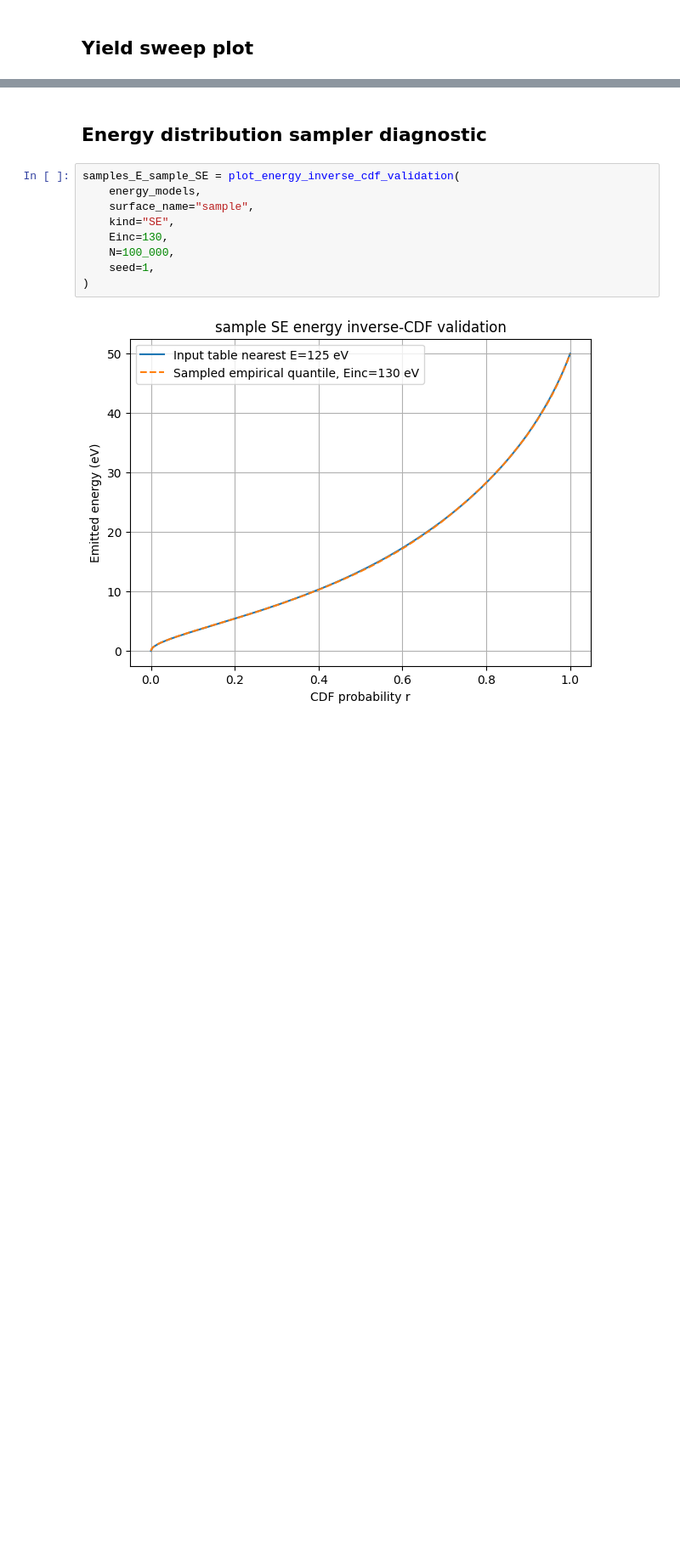
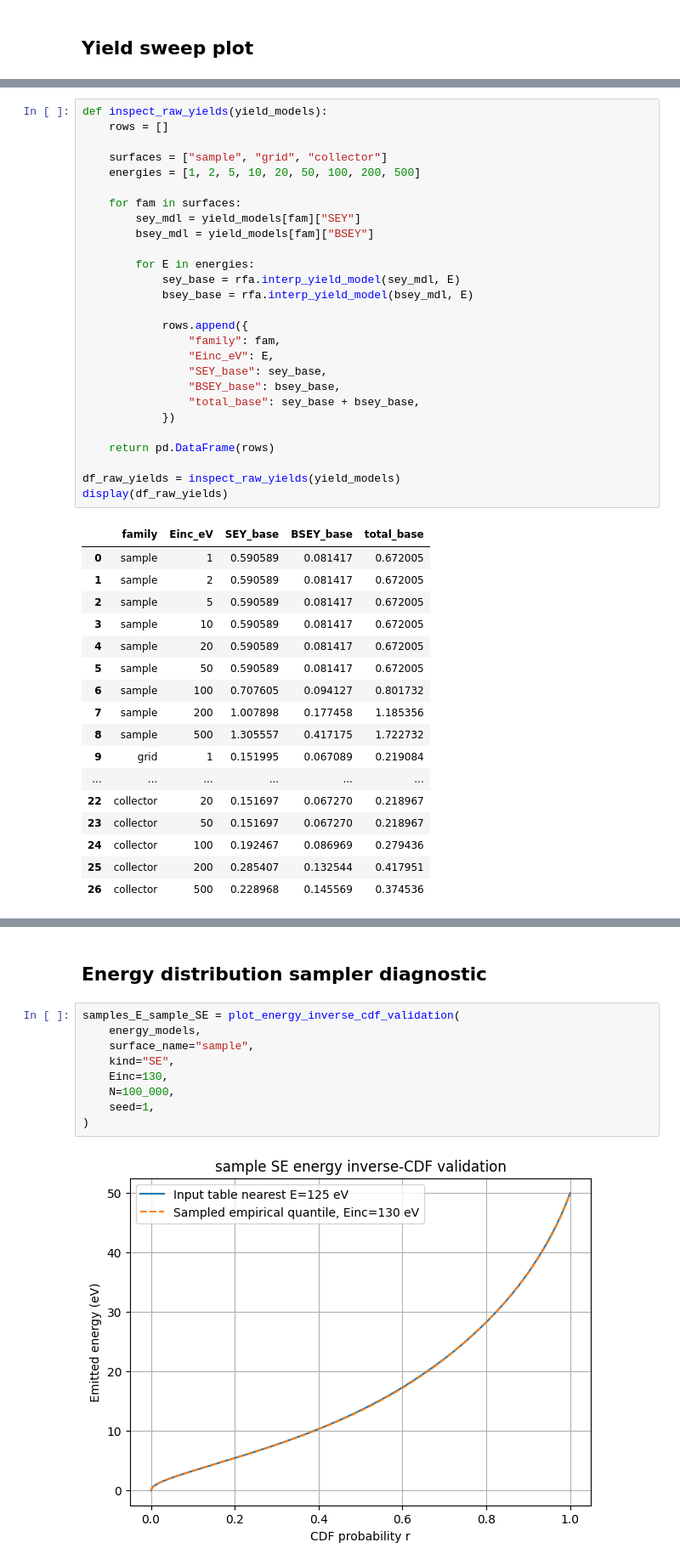
Before and after one commit to oridzel/rfa_python, a Jupyter notebook: notebooks/04_sampler_debug.ipynb, the cells around one changed output, grey strips where cells are left out. Shown at 85% size. Drawn from its saved outputs; the diff is of its cells as text; blank space fills up the shorter version.

```diff
--- a/notebooks/04_sampler_debug.ipynb
+++ b/notebooks/04_sampler_debug.ipynb
@@ -191,0 +203,45 @@ df_yield_sample.head()
+# %%
+def inspect_raw_yields(yield_models):
+    rows = []
+
+    surfaces = ["sample", "grid", "collector"]
+    energies = [1, 2, 5, 10, 20, 50, 100, 200, 500]
+
+    for fam in surfaces:
+        sey_mdl = yield_models[fam]["SEY"]
+        bsey_mdl = yield_models[fam]["BSEY"]
+
+        for E in energies:
+            sey_base = rfa.interp_yield_model(sey_mdl, E)
+            bsey_base = rfa.interp_yield_model(bsey_mdl, E)
+
+            rows.append({
+                "family": fam,
+                "Einc_eV": E,
+                "SEY_base": sey_base,
+                "BSEY_base": bsey_base,
+                "total_base": sey_base + bsey_base,
+            })
+
+    return pd.DataFrame(rows)
+
+df_raw_yields = inspect_raw_yields(yield_models)
+display(df_raw_yields)
+# %% [output]
+|  | family | Einc_eV | SEY_base | BSEY_base | total_base |
+| 0 | sample | 1 | 0.590589 | 0.081417 | 0.672005 |
+| 1 | sample | 2 | 0.590589 | 0.081417 | 0.672005 |
+| 2 | sample | 5 | 0.590589 | 0.081417 | 0.672005 |
+| 3 | sample | 10 | 0.590589 | 0.081417 | 0.672005 |
+| 4 | sample | 20 | 0.590589 | 0.081417 | 0.672005 |
+| 5 | sample | 50 | 0.590589 | 0.081417 | 0.672005 |
+| 6 | sample | 100 | 0.707605 | 0.094127 | 0.801732 |
+| 7 | sample | 200 | 1.007898 | 0.177458 | 1.185356 |
+| 8 | sample | 500 | 1.305557 | 0.417175 | 1.722732 |
+| 9 | grid | 1 | 0.151995 | 0.067089 | 0.219084 |
+| ... | ... | ... | ... | ... | ... |
+| 22 | collector | 20 | 0.151697 | 0.067270 | 0.218967 |
+| 23 | collector | 50 | 0.151697 | 0.067270 | 0.218967 |
+| 24 | collector | 100 | 0.192467 | 0.086969 | 0.279436 |
+| 25 | collector | 200 | 0.285407 | 0.132544 | 0.417951 |
+| 26 | collector | 500 | 0.228968 | 0.145569 | 0.374536 |
```
Also changed, not shown: parts of 9 cells of this notebook, 4 other files.
